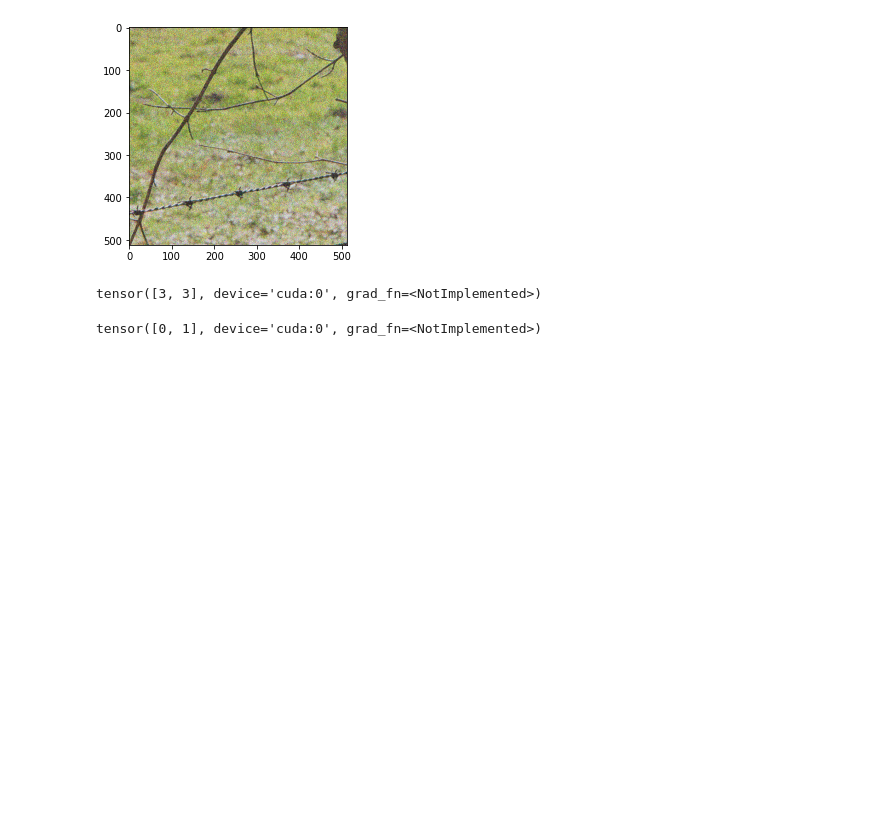
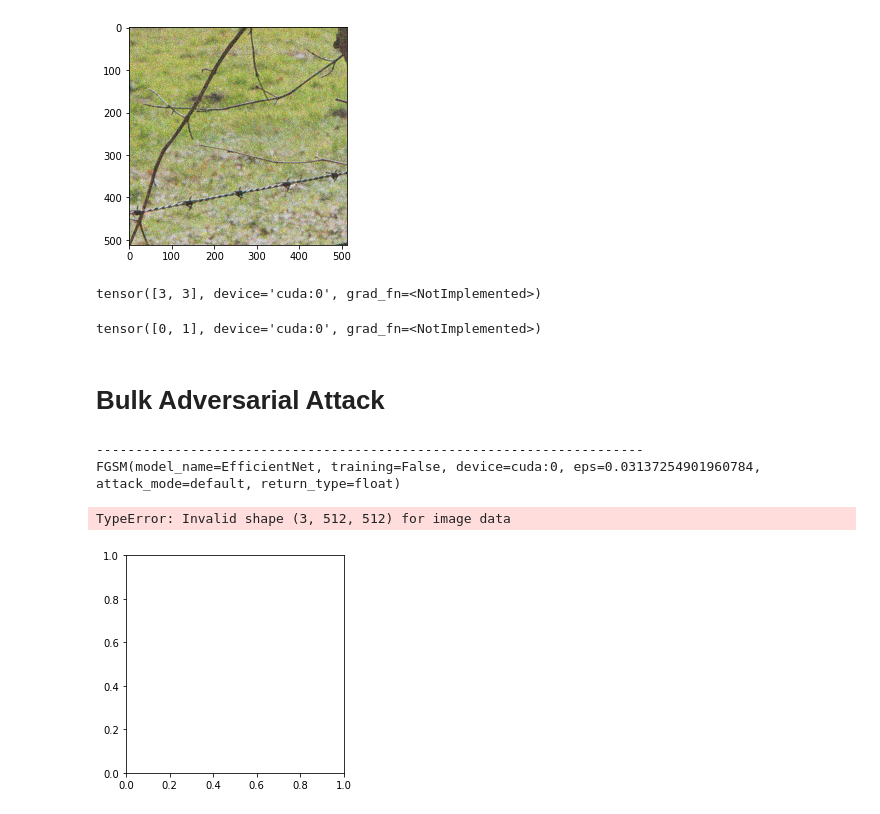
Before and after one commit to Tanveer81/DSec_project, a Jupyter notebook: adversarial-attack.ipynb, the cells around one changed output. Cells and saved outputs as stored; diff of their text form; code cells hidden in the pictures; blank space fills up the shorter version.

Commit message:
adv attack visualization

```diff
--- a/adversarial-attack.ipynb
+++ b/adversarial-attack.ipynb
@@ -702,3 +702,47 @@ tensor([3, 3], device='cuda:0', grad_fn=<NotImplemented>)
 torch.argmax(net(images.cuda()),axis=1)
 # %% [output]
 tensor([0, 1], device='cuda:0', grad_fn=<NotImplemented>)
+# %% [markdown]
+# Bulk Adversarial Attack
+# %%
+atks = [torchattacks.FGSM(net, eps=8/255),
+        torchattacks.BIM(net, eps=8/255, alpha=2/255, steps=7),
+        torchattacks.CW(net, c=1, kappa=0, steps=1000, lr=0.01),
+        torchattacks.RFGSM(net, eps=8/255, alpha=4/255, steps=1),
+        torchattacks.PGD(net, eps=8/255, alpha=2/255, steps=7),
+        torchattacks.FFGSM(net, eps=8/255, alpha=12/255),
+        torchattacks.TPGD(net, eps=8/255, alpha=2/255, steps=7),
+        torchattacks.MIFGSM(net, eps=8/255, decay=1.0, steps=5),
+       ]
+# %%
+for atk in atks :
+
+    print("-"*70)
+    print(atk)
+
+    correct = 0
+    total = 0
+
+#     for images, labels in data_loader:
+
+    start = time.time()
+    adv_images = atk(images, targets)
+#     targets = targets.to(device)
+    outputs = net(adv_images)
+
+    _, pre = torch.max(outputs.data, 1)
+
+    total += 1
+    correct += (pre == targets).sum()
+
+#     imshow(torchvision.utils.make_grid(adv_images.cpu().data, normalize=True), [imagnet_data.classes[i] for i in pre])
+    plt.imshow(adv_images[0].cpu())
+    plt.show()
+
+    print('Total elapsed time (sec) : %.2f' % (time.time() - start))
+    print('Robust accuracy: %.2f %%' % (100 * float(correct) / total))
+# %% [output]
+----------------------------------------------------------------------
+FGSM(model_name=EfficientNet, training=False, device=cuda:0, eps=0.03137254901960784, attack_mode=default, return_type=float)
+TypeError: Invalid shape (3, 512, 512) for image data
+[figure, added]
```
